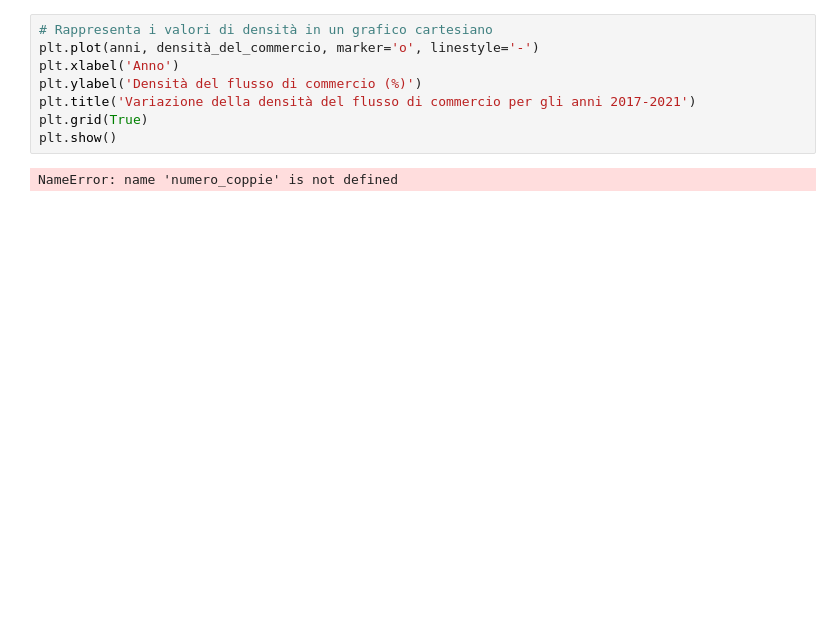
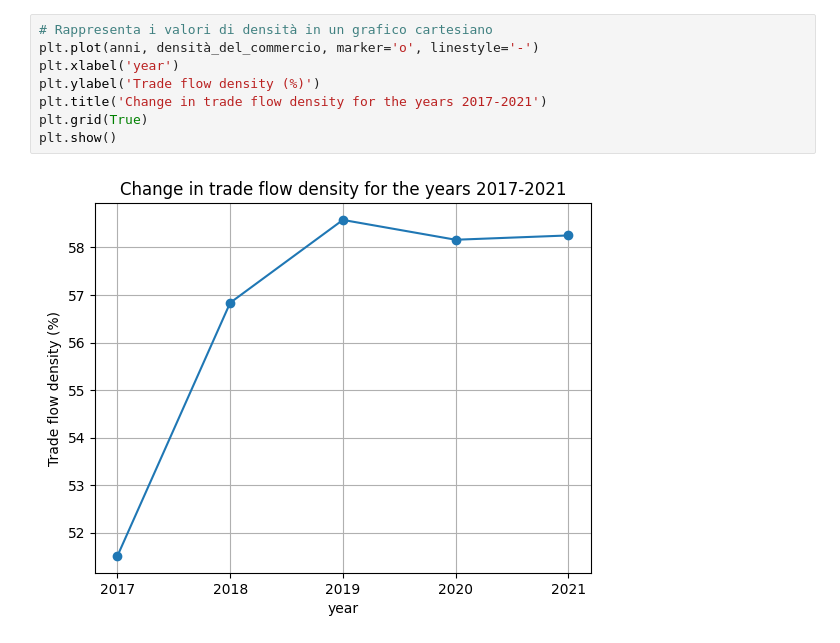
Before and after one commit to elia99l/SocialAnalysis, a Jupyter notebook: code/measures/densityOfFlows.ipynb, the cells around one changed output. Cells and saved outputs as stored; diff of their text form; blank space fills up the shorter version.

```diff
--- a/code/measures/densityOfFlows.ipynb
+++ b/code/measures/densityOfFlows.ipynb
@@ -24,10 +165,10 @@ for a in anni:
 # %%
 # Rappresenta i valori di densità in un grafico cartesiano
 plt.plot(anni, densità_del_commercio, marker='o', linestyle='-')
-plt.xlabel('Anno')
-plt.ylabel('Densità del flusso di commercio (%)')
-plt.title('Variazione della densità del flusso di commercio per gli anni 2017-2021')
+plt.xlabel('year')
+plt.ylabel('Trade flow density (%)')
+plt.title('Change in trade flow density for the years 2017-2021')
 plt.grid(True)
 plt.show()
 # %% [output]
-NameError: name 'numero_coppie' is not defined
+[figure, added]
```
Also changed, not shown: parts of 7 cells of this notebook.
